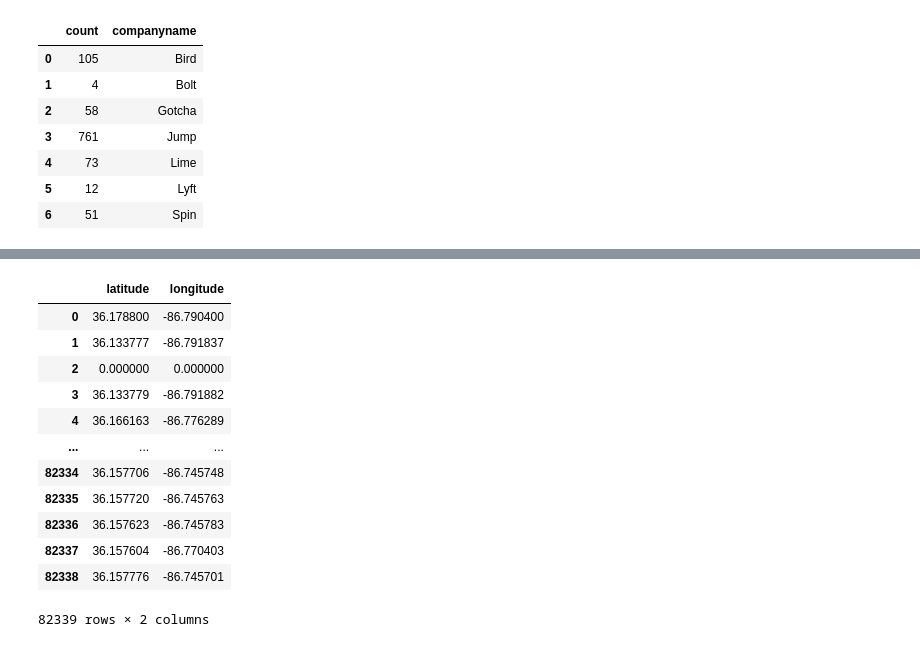
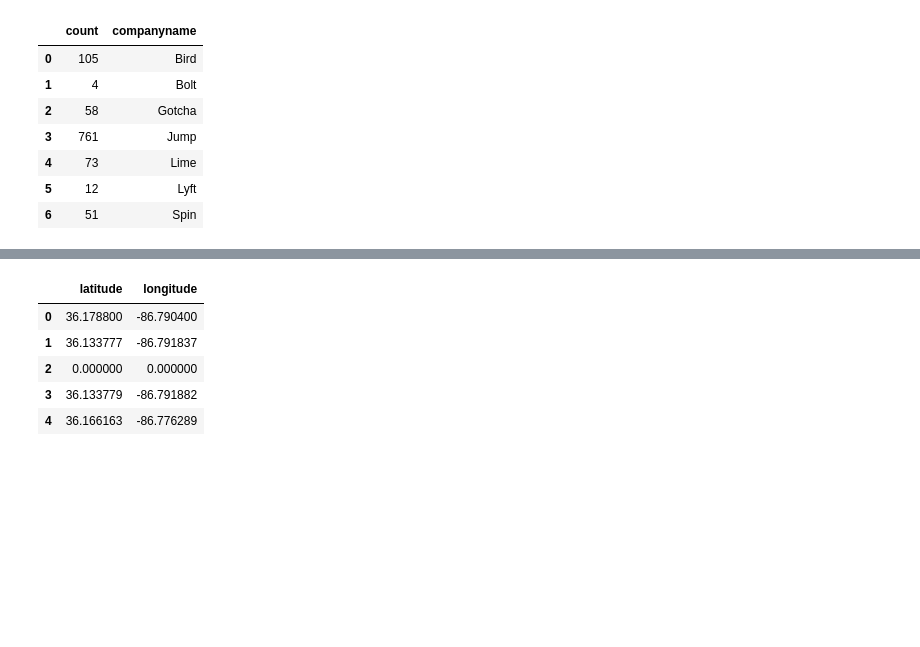
Before and after one commit to NSS-Data-Analytics-Cohort-8/scooter-partner1-badger-badger-python, a Jupyter notebook: notebooks/scoot_scoot.ipynb, the cells around one changed output, grey strips where cells are left out. Drawn from its saved outputs; the diff is of its cells as text; code cells hidden in the pictures; blank space fills up the shorter version.

```diff
--- a/notebooks/scoot_scoot.ipynb
+++ b/notebooks/scoot_scoot.ipynb
@@ -648,30 +719,24 @@ uuoh
 # %%
 unused2 = '''
 SELECT DISTINCT
         latitude,
         longitude
 FROM scooters
 WHERE sumdid NOT IN
         (SELECT DISTINCT sumdid
         FROM trips)
+LIMIT 5
 '''
 
 uu2 = pd.read_sql(unused2, con=engine)
 uu2
 # %% [output]
 |  | latitude | longitude |
 | 0 | 36.178800 | -86.790400 |
 | 1 | 36.133777 | -86.791837 |
 | 2 | 0.000000 | 0.000000 |
 | 3 | 36.133779 | -86.791882 |
 | 4 | 36.166163 | -86.776289 |
-| ... | ... | ... |
-| 82334 | 36.157706 | -86.745748 |
-| 82335 | 36.157720 | -86.745763 |
-| 82336 | 36.157623 | -86.745783 |
-| 82337 | 36.157604 | -86.770403 |
-| 82338 | 36.157776 | -86.745701 |
-82339 rows × 2 columns
 # %%
 unused3 = '''
 SELECT DISTINCT
```
Also changed, not shown: parts of 11 cells of this notebook, 1 other file.
